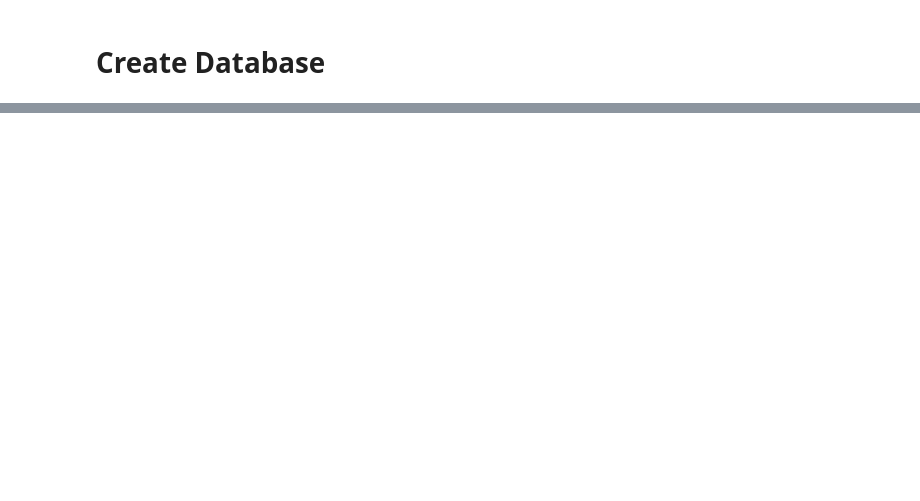
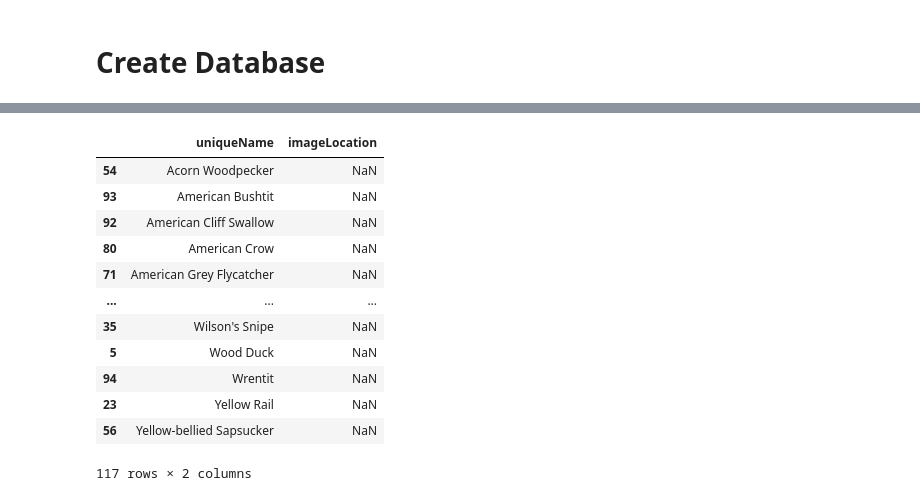
Before and after one commit to irisarn/birdCalls, a Jupyter notebook: Create_birdDB.ipynb, the cells around one changed output, grey strips where cells are left out. Cells and saved outputs as stored; diff of their text form; code cells hidden in the pictures; blank space fills up the shorter version.

```diff
--- a/Create_birdDB.ipynb
+++ b/Create_birdDB.ipynb
@@ -48,0 +70,5 @@ birdMetadata_df
+# %%
+birdUniquenames_df = pd.DataFrame()
+# %%
+birdUniquenames_df['uniqueName'] = birdUniquenames
+birdUniquenames_df
@@ -48,0 +89,21 @@ birdMetadata_df
+# %%
+birdUniquenames_df = birdUniquenames_df.sort_values(by=['uniqueName'])
+# %%
+imageLocation = []
+# %%
+birdUniquenames_df['imageLocation'] = pd.Series(imageLocation)
+birdUniquenames_df
+# %% [output]
+|  | uniqueName | imageLocation |
+| 54 | Acorn Woodpecker | NaN |
+| 93 | American Bushtit | NaN |
+| 92 | American Cliff Swallow | NaN |
+| 80 | American Crow | NaN |
+| 71 | American Grey Flycatcher | NaN |
+| ... | ... | ... |
+| 35 | Wilson's Snipe | NaN |
+| 5 | Wood Duck | NaN |
+| 94 | Wrentit | NaN |
+| 23 | Yellow Rail | NaN |
+| 56 | Yellow-bellied Sapsucker | NaN |
+117 rows × 2 columns
```
Also changed, not shown: parts of 15 cells of this notebook, 2 other files.
